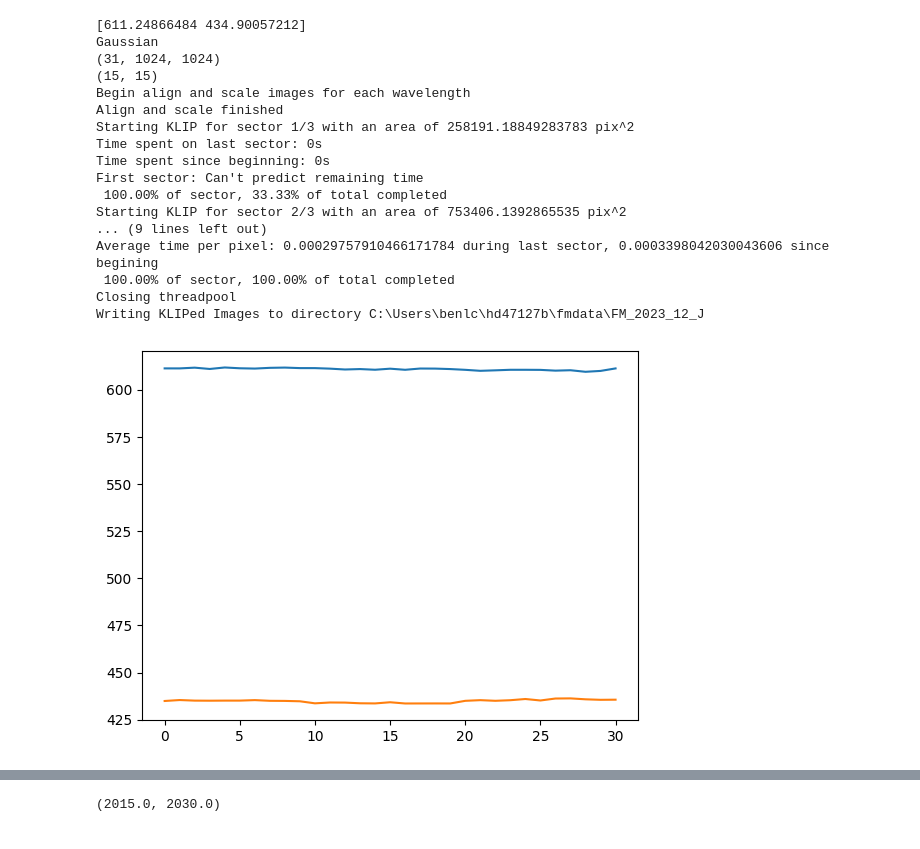
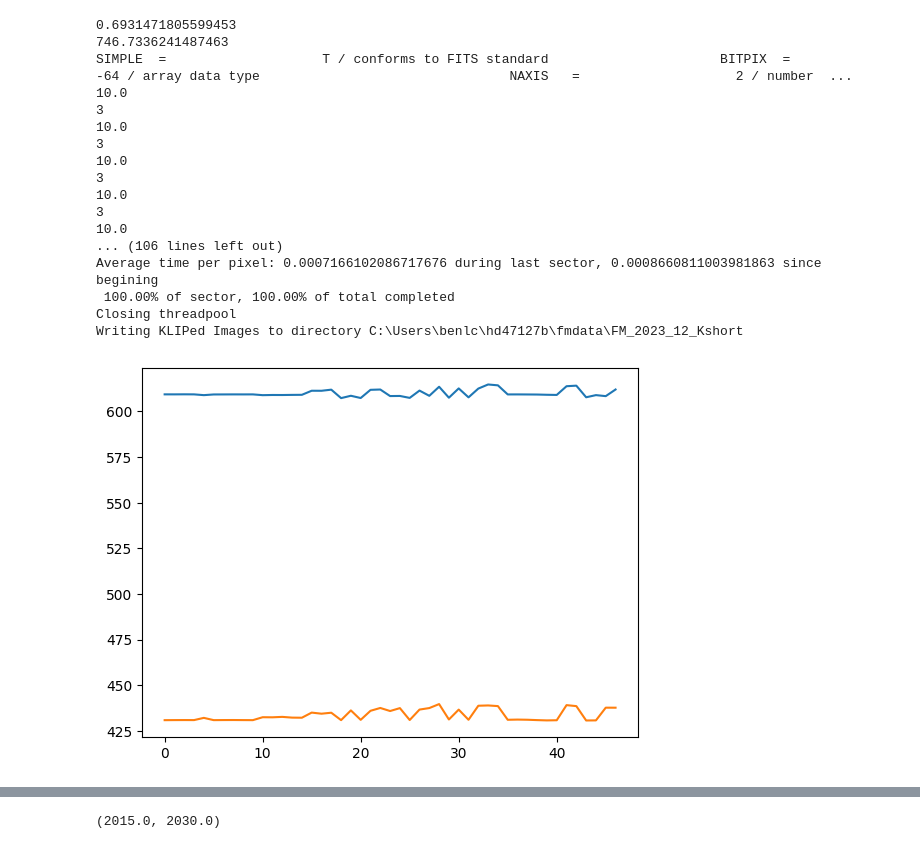
Before and after one commit to benlchang/HD47127-b-ADI, a Jupyter notebook: HD47127_ADI.ipynb, the cells around one changed output, grey strips where cells are left out. Saved outputs shown, nothing was run; the diff lists cells and outputs as text; code cells hidden in the pictures.

```diff
--- a/HD47127_ADI.ipynb
+++ b/HD47127_ADI.ipynb
@@ -129,12 +129,17 @@ def ADI_getImages(flist, xdim, ydim):
     parangs = np.zeros((len(flist)))
 
     boxrad = 4
-    cx, cy = 610,436
+    cx, cy = 611, 436
     b, t, l, r = cy - boxrad, cy + boxrad, cx - boxrad, cx + boxrad
     threshold = 5.5
     for i in np.arange(len(flist)):
         rawcube[i,:,:] = fits.getdata(flist[i])
         head = fits.getheader(flist[i],ext=0)
+
+        if i == 0:
+            print(head)
+        print(head['ITIME'])
+        print(head['COADDS'])
         #find centers
 
         ctrs[i] = (l, b) + centroid_2dg(rawcube[i,b:t,l:r])
@@ -152,13 +157,9 @@ def ADI_getImages(flist, xdim, ydim):
         #     print(b, t, l, r)
         #     ctrs[i] = (l, b) + centroid_2dg(rawcube[0,b:t,l:r])
 
-        #                                                 #12_2023_H: 612, 435.7
-        #                                               #12_2023_CH4s: 598.5, 454
-        #                                               #12_2023_CH4l: 598.9, 454.2
-        #                                               #12_2023_J: 612, 436.3
-        #                                               #12_2023_Ks: 617, 429
-        #                                               #02_2023_H: 612.8, 433.9
-        #                                               #04_2021_CH4s: 600, 453
+                                                    #12_Kshort: (618, 431)
+                                                    #02_H: (615, 433)
+                                                    #12_CH4short: (599, 454)
 
         # else:
         #     shifts, error, diffphase, = phase_cross_correlation(rawcube[0,:,:],rawcube[i,:,:],
@@ -306,9 +307,9 @@ def forwardmodel(flist, psflist=None, gaussian=None, fwhm=3):
     print(ctrs[0])
 
     numbasis = np.array([1, 20, 50, 100])
-    guesssep = 191.5
-    guesspa = 7.8
-    # guesspa = 7.3        #for 2023_02_H
+    guesssep = 191
+    # guesspa = 7.8
+    guesspa = 7.3        #for 2023_02_H
     guessflux = 1.0
 
     if len(gaussian) > 0:
@@ -345,64 +346,70 @@ def forwardmodel(flist, psflist=None, gaussian=None, fwhm=3):
 
 #   ___CHANGE THIS___   """
 
-band = '12_J'
+band = '12_Kshort'
 datadir = f'../rawdata/2023_{band}/'
 flist = sorted(glob.glob(datadir + '*.fits'), reverse=True)
 #psflist = sorted(glob.glob(psfdir + '*.fits'))
 
+conv = 2*math.sqrt(2*math.log(2))
+print(math.log(2))
+
 fwhms = {
-    '02_H': 5.417,
-    '12_Kshort': 4.941,
-    '12_CH4short': 3.866,
-    '12_J': 6.004
+    '02_H': 2.03060614 * conv,
+    '12_Kshort': 1.990643135 * conv,
+    '12_CH4short': 1.557713995 * conv,
+    '12_J': 2.06846173 * conv
 }
 
 gaussian = makeGaussian(size=15, amplitude=30, fwhm=fwhms[band])
 gaussian_base_signal = np.matrix.sum(np.matrix(gaussian))
+print(gaussian_base_signal)
 forwardmodel(flist, gaussian=gaussian, fwhm=fwhms[band])
 
 # for val in fwhm:
 #     gaussian = makeGaussian(size=120, amplitude=30, fwhm=val)
 #     #fits.writeto('gaussian_psf.fits', gaussian, overwrite=True)
 #     gaussian_base_signal = np.matrix.sum(np.matrix(gaussian))
 #     forwardmodel(flist, gaussian=gaussian, fwhm=val)
 
 
 #ADI_getImages(flist, 1024, 1024)
     #2023_12_H a=30 fwhm=5
     #2023_12_J a=60 fwhm=4
     #2023_12_CH4short a=60 fwhm=4
     #2023_12_Kshort a=25 fwhm=5
     #2023_02_H a=125 fwhm=4
 
 #flist_adi, cen = ADI_NIRC2(flist)
 #diskForwardmodel(flist, psflist)
 #forwardmodel(flist, psflist)
 #ADI_getImages(flist, 1024, 1024)
 #ADI_NIRC2(flist)
 #cADI_NIRC2(flist)
 # forwardmodel(flist, gaussian=gaussian)
 #flist_adi, cen = ADI_NIRC2(flist)
 #input_planet_fluxes, seps, wcs = injectFakePlanets(flist, 179300000)
+
+#2d plot centers
 # %% [output]
-[611.24866484 434.90057212]
-Gaussian
-(31, 1024, 1024)
-(15, 15)
-Begin align and scale images for each wavelength
-Align and scale finished
-Starting KLIP for sector 1/3 with an area of 258191.18849283783 pix^2
-Time spent on last sector: 0s
-Time spent since beginning: 0s
-First sector: Can't predict remaining time
- 100.00% of sector, 33.33% of total completed
-Starting KLIP for sector 2/3 with an area of 753406.1392865535 pix^2
-... (9 lines left out)
-Average time per pixel: 0.00029757910466171784 during last sector, 0.0003398042030043606 since begining
+0.6931471805599453
+746.7336241487463
+SIMPLE  =                    T / conforms to FITS standard                      BITPIX  =                  -64 / array data type                                NAXIS   =                    2 / number  ...
+10.0
+3
+10.0
+3
+10.0
+3
+10.0
+3
+10.0
+... (106 lines left out)
+Average time per pixel: 0.0007166102086717676 during last sector, 0.0008660811003981863 since begining
  100.00% of sector, 100.00% of total completed
 Closing threadpool
-Writing KLIPed Images to directory C:\Users\benlc\hd47127b\fmdata\FM_2023_12_J
+Writing KLIPed Images to directory C:\Users\benlc\hd47127b\fmdata\FM_2023_12_Kshort
-[figure, old version]
+[figure, new version]
 # %%
 def processFMObject(output_prefix):
     #next step:
```
Also changed, not shown: parts of 6 cells of this notebook, 1 other file.
